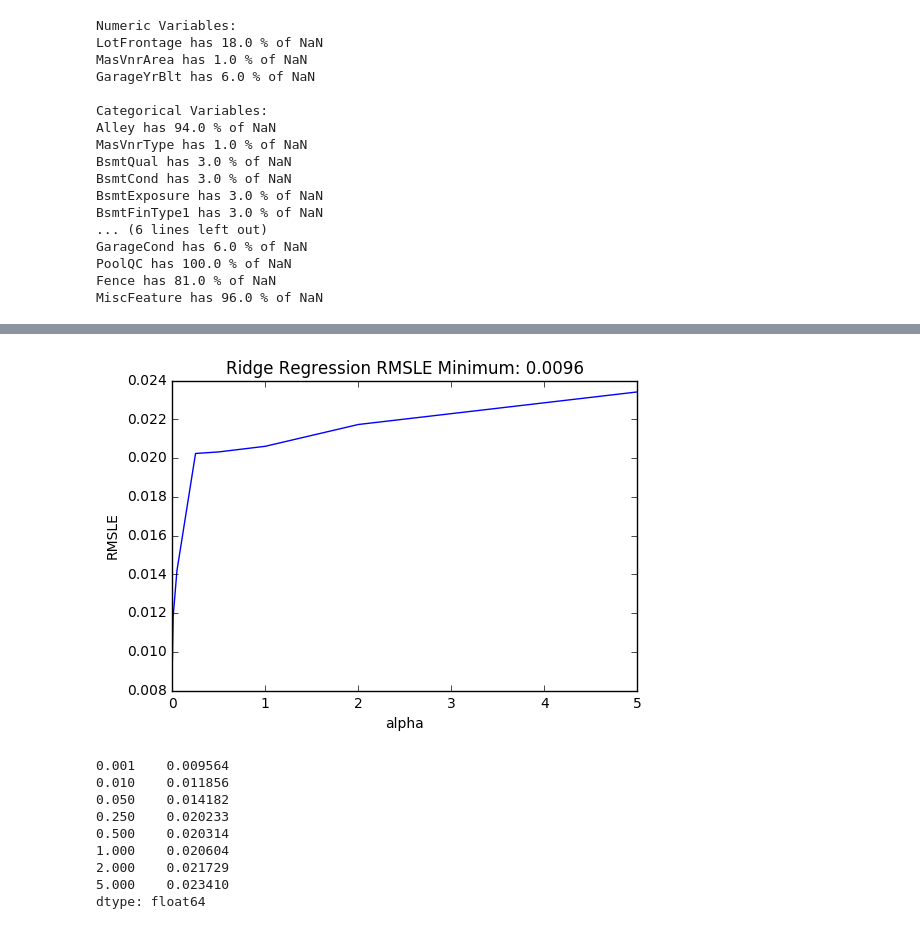
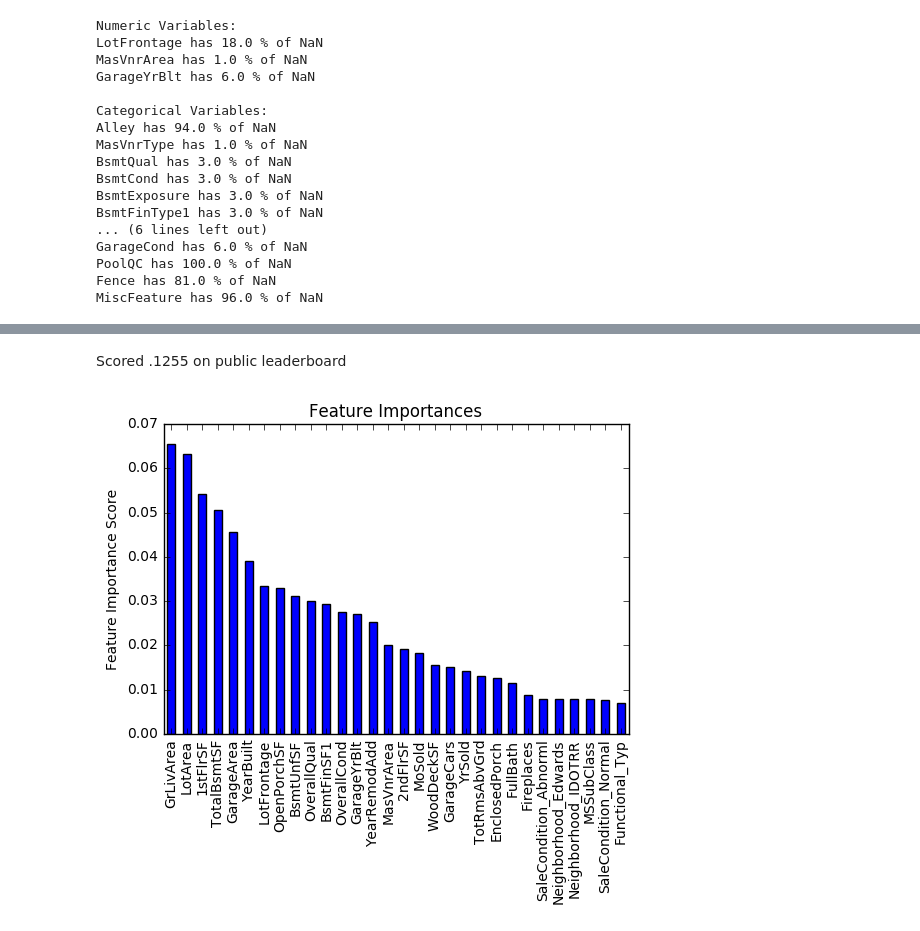
Before and after one commit to dsasthav/Kaggle-Housing-Prices, a Jupyter notebook: Submission_1.ipynb, the cells around one changed output, grey strips where cells are left out. Drawn from its saved outputs; the diff is of its cells as text; code cells hidden in the pictures.

```diff
--- a/Submission_1.ipynb
+++ b/Submission_1.ipynb
@@ -129,10 +294,6 @@ Avg RMSLE: 3.061894
 # %%
-# Create function to get predictions and output submission
+# Use gbm_tuned_1 for submission
 
-def create_submission(model, fileName):
-    preds = np.expm1(model.predict(X_test))
-    solution = pd.DataFrame({"id":X_test.index, "SalePrice":preds})
-    solution.to_csv(fileName, index = False)
+gbm_tuned_1.fit(X_train, y)
+preds = np.expm1(gbm_tuned_1.predict(X_test))
+submission_gbm1 = pd.DataFrame(data = {'Id':X_test.index.values,'SalePrice':preds})
-# %%
-regr.fit(X_train, y)
-create_submission(regr, "Submission_LinearRegressionNormalize.csv")
@@ -166,44 +299,0 @@ dtype: float64
-# %%
-lasso = Lasso(alpha = 0.5)
-lasso.fit(X_train, y)
-preds = np.expm1(lasso.predict(X_test))
-solution = pd.DataFrame({"id":test.index, "SalePrice":preds})
-solution.to_csv("Submission_lasso0.5.csv", index = False)
-# %%
-# Test out Ridge Regression with different values of lambda
-
-from sklearn.linear_model import Ridge
-alphas = [0.001, 0.01, 0.05, 0.25, 0.5, 1, 2, 5]
-
-ridge_cv = [compute_cv(Ridge(alpha = alpha)).mean() for alpha in alphas]
-
-ridge_cv = pd.Series(lasso_cv, index = alphas)
-
-# Plot results
-plt.figure()
-lasso_cv.plot()
-plt.title("Ridge Regression RMSLE Minimum: %2.4f" % ridge_cv.min())
-plt.xlabel("alpha")
-plt.ylabel("RMSLE")
-plt.show()
-# Find optimal lambda
-# Plot results
-
-print ridge_cv
-# %% [output]
-[figure, removed]
-0.001    0.009564
-0.010    0.011856
-0.050    0.014182
-0.250    0.020233
-0.500    0.020314
-1.000    0.020604
-2.000    0.021729
-5.000    0.023410
-dtype: float64
-# %%
-ridge = Ridge(alpha = 0.001)
-ridge.fit(X_train, y)
-preds = np.expm1(ridge.predict(X_test))
-solution = pd.DataFrame({"id":test.index, "SalePrice":preds})
-solution.to_csv("Submission_ridge.csv", index = False)
@@ -215,0 +303,9 @@ solution.to_csv("Submission_ridge.csv", index = False)
+# %% [markdown]
+Scored .1255 on public leaderboard
+# %%
+feat_imp = pd.Series(gbm_tuned_1.feature_importances_, X_train.columns).sort_values(ascending=False)
+feat_imp[:30].plot(kind='bar', title='Feature Importances')
+plt.ylabel('Feature Importance Score')
+plt.show()
+# %% [output]
+[figure, added]
```
Also changed, not shown: parts of 23 cells of this notebook.
